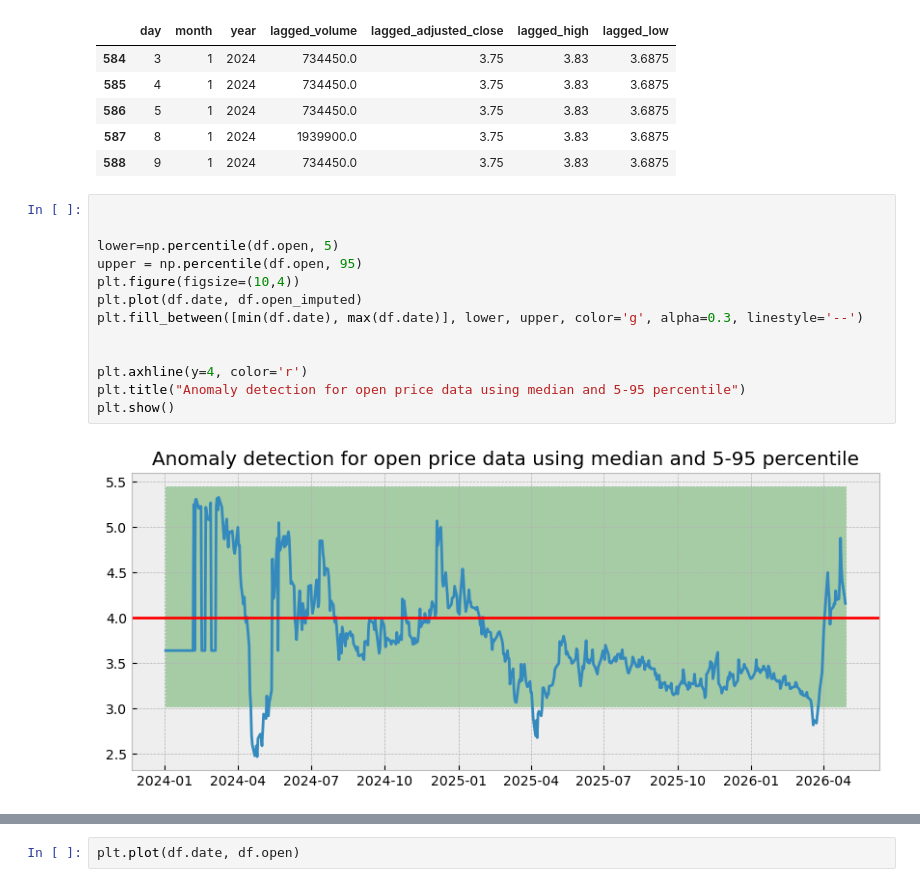
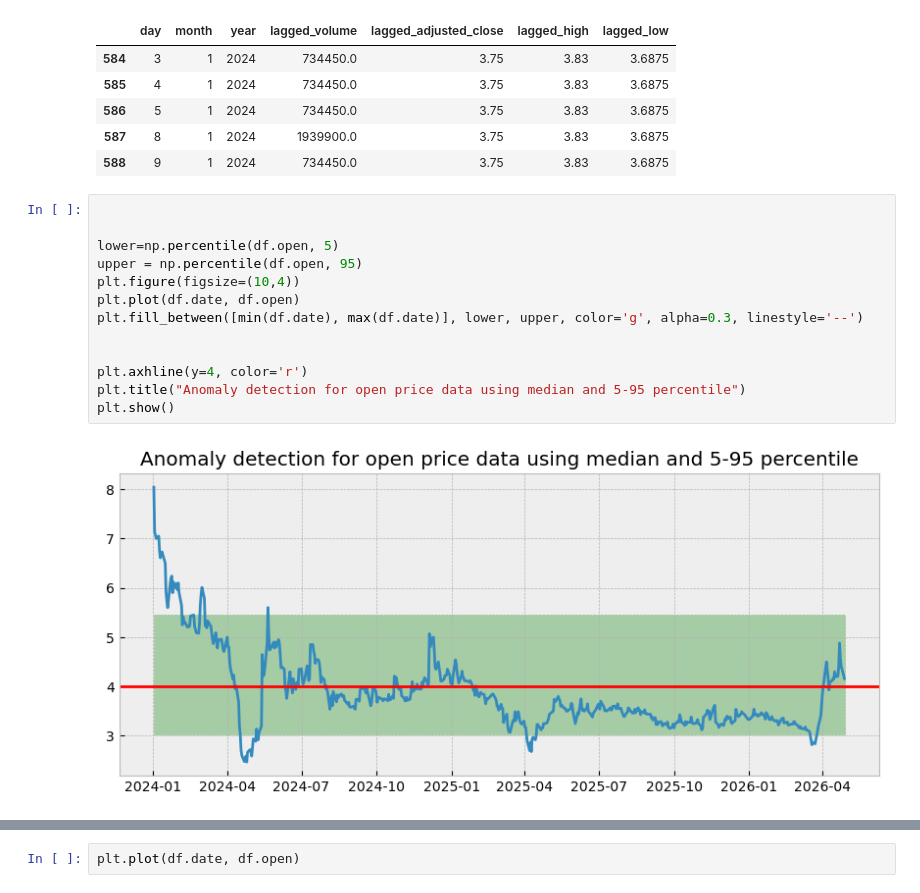
Before and after one commit to Thomas-Nguyen12/NewsApplication, a Jupyter notebook: notebooks/vinfast_time_series.ipynb, the cells around one changed output, grey strips where cells are left out. Cells and saved outputs as stored; diff of their text form.

```diff
--- a/notebooks/vinfast_time_series.ipynb
+++ b/notebooks/vinfast_time_series.ipynb
@@ -585,18 +589,18 @@ X_train.head()
 # %%
 
 
 lower=np.percentile(df.open, 5)
 upper = np.percentile(df.open, 95)
 plt.figure(figsize=(10,4))
-plt.plot(df.date, df.open_imputed)
+plt.plot(df.date, df.open)
 plt.fill_between([min(df.date), max(df.date)], lower, upper, color='g', alpha=0.3, linestyle='--')
 
 
 plt.axhline(y=4, color='r')
 plt.title("Anomaly detection for open price data using median and 5-95 percentile")
 plt.show()
 # %% [output]
-[figure, old version]
+[figure, new version]
 # %%
 from sklearn.ensemble import IsolationForest
 
```
Also changed, not shown: parts of 36 cells of this notebook, 17 other files.
